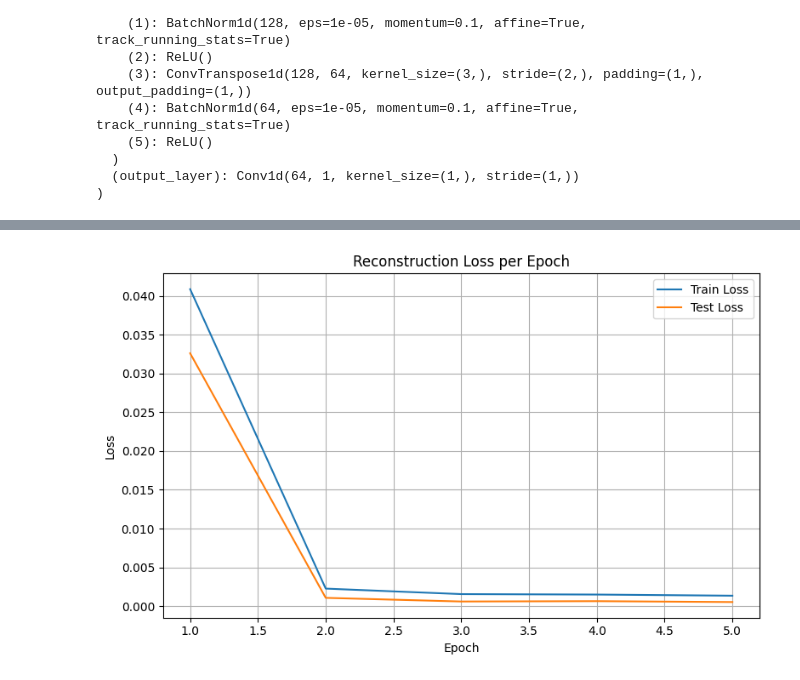
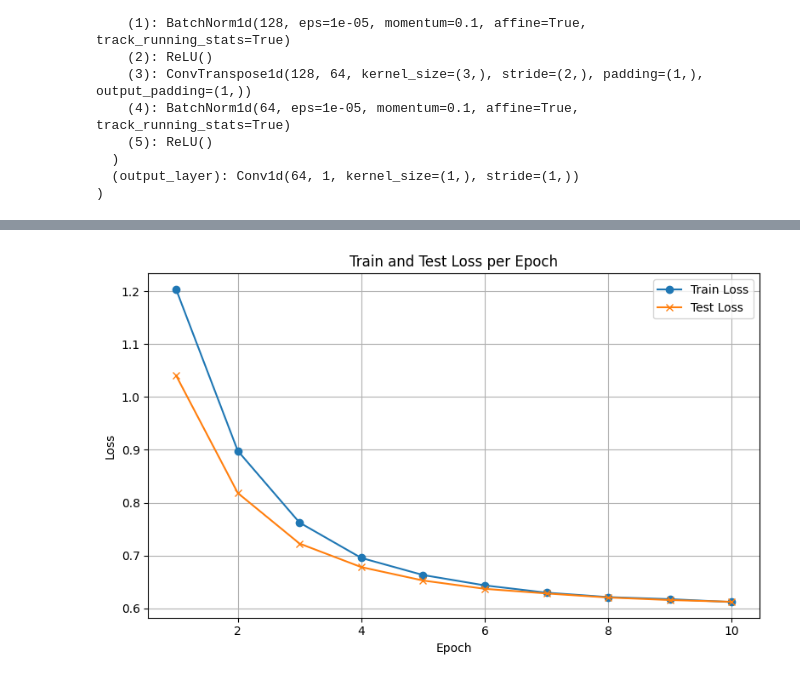
Before and after one commit to noorwertheim/Master-Thesis, a Jupyter notebook: notebooks/FCMAE.ipynb, the cells around one changed output, grey strips where cells are left out. Cells and saved outputs as stored; diff of their text form; code cells hidden in the pictures.

```diff
--- a/notebooks/FCMAE.ipynb
+++ b/notebooks/FCMAE.ipynb
@@ -229,51 +233,74 @@ FCMAE(
 # %%
 import matplotlib.pyplot as plt
 
-num_epochs = 5
+# Set number of epochs
+num_epochs = 10
+
+# Lists to store train and test losses for plotting
 train_losses = []
 test_losses = []
 
+# Training loop
 for epoch in range(num_epochs):
-    model.train()
-    train_epoch_loss = 0.0
+    model.train()  # Set the model to training mode
+    running_loss = 0.0
 
-    for batch in train_loader:
-        batch_input = batch[0].to(device)
+    for masked_input, original_input in train_loader:
+        # Send data to device (GPU/CPU)
+        masked_input = masked_input.to(device)
+        original_input = original_input.to(device)
 
+        # Forward pass
+        reconstructed = model(masked_input)
+
+        # Compute loss (compare reconstructed to the original unmasked input)
+        loss = criterion(reconstructed, original_input)
+
+        # Backward pass and optimization
         optimizer.zero_grad()
-        output = model(batch_input)
-        loss = criterion(output, batch_input)
-
         loss.backward()
         optimizer.step()
 
-        train_epoch_loss += loss.item()
+        # Update running loss
+        running_loss += loss.item()
 
-    avg_train_loss = train_epoch_loss / len(train_loader)
+    # Calculate average train loss for this epoch
+    avg_train_loss = running_loss / len(train_loader)
     train_losses.append(avg_train_loss)
 
-    # Validation loss
-    model.eval()
-    test_epoch_loss = 0.0
+    print(f"Epoch [{epoch+1}/{num_epochs}], Train Loss: {avg_train_loss:.4f}")
+
+    # Testing loop
+    model.eval()  # Set the model to evaluation mode
     with torch.no_grad():
-        for batch in test_loader:
-            batch_input = batch[0].to(device)
-            output = model(batch_input)
-            loss = criterion(output, batch_input)
-            test_epoch_loss += loss.item()
+        test_loss = 0.0
+        for masked_input, original_input in test_loader:
+            # Send data to device (GPU/CPU)
+            masked_input = masked_input.to(device)
+            original_input = original_input.to(device)
 
-    avg_test_loss = test_epoch_loss / len(test_loader)
-    test_losses.append(avg_test_loss)
+            # Forward pass
+            reconstructed = model(masked_input)
 
-    print(f"Epoch [{epoch+1}/{num_epochs}] - Train Loss: {avg_train_loss:.4f}, Val Loss: {avg_test_loss:.4f}")
+            # Compute loss
+            loss = criterion(reconstructed, original_input)
+
+            # Update test loss
+            test_loss += loss.item()
+
+        # Calculate average test loss for this epoch
+        avg_test_loss = test_loss / len(test_loader)
+        test_losses.append(avg_test_loss)
+
+    print(f"Test Loss: {avg_test_loss:.4f}")
 
 # Plotting after training
 plt.figure(figsize=(8, 5))
-plt.plot(range(1, num_epochs + 1), train_losses, label="Train Loss")
-plt.plot(range(1, num_epochs + 1), test_losses, label="Test Loss")
+plt.plot(range(1, num_epochs + 1), train_losses, label="Train Loss", marker='o')
+plt.plot(range(1, num_epochs + 1), test_losses, label="Test Loss", marker='x')
 plt.xlabel("Epoch")
 plt.ylabel("Loss")
-plt.title("Reconstruction Loss per Epoch")
+plt.title("Train and Test Loss per Epoch")
 plt.legend()
 plt.grid(True)
 plt.tight_layout()
@@ -287,4 +329,4 @@ Epoch [5/5] - Train Loss: 0.0013, Val Loss: 0.0005
-[figure, old version]
+[figure, new version]
 # %%
 # import matplotlib.pyplot as plt
 
```
Also changed, not shown: parts of 3 cells of this notebook, 1 other file.
